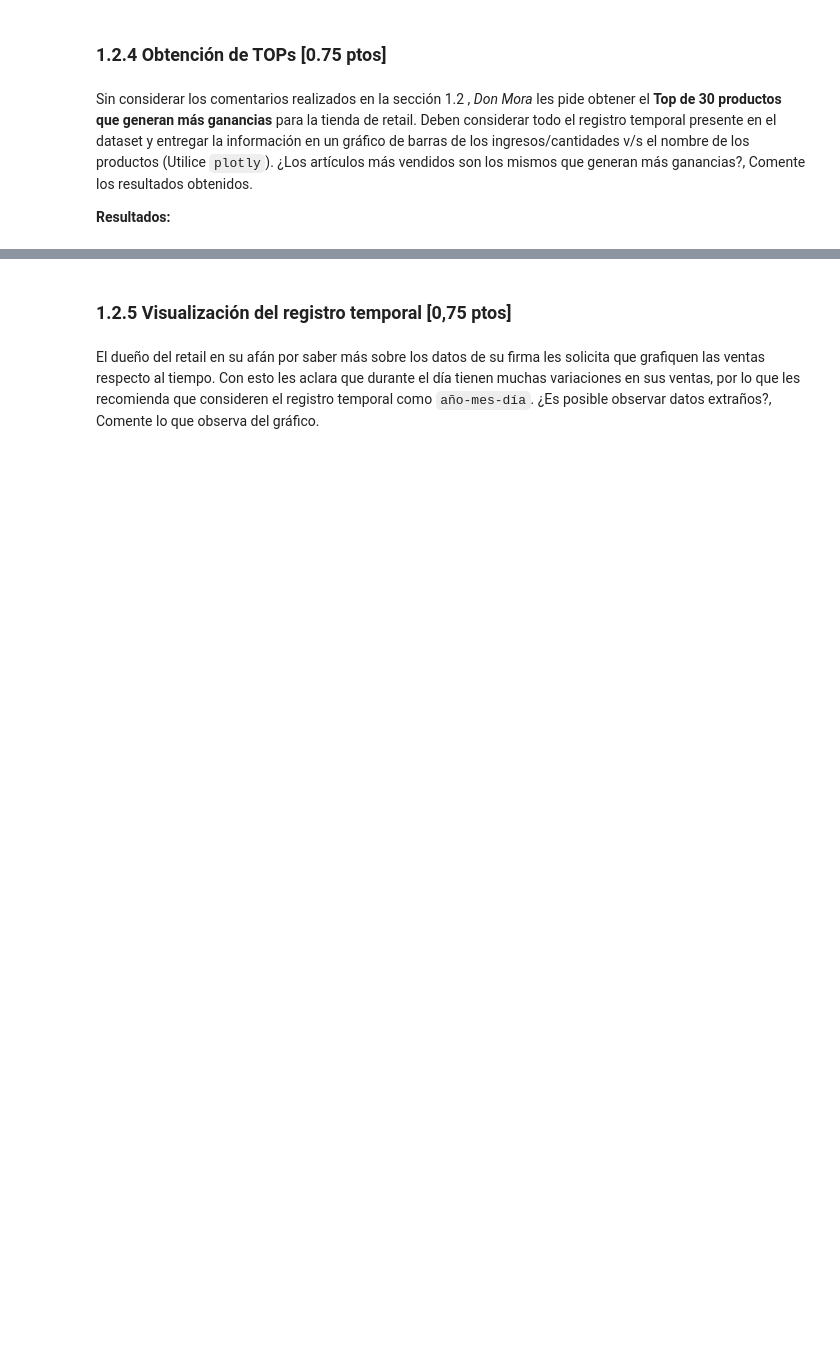
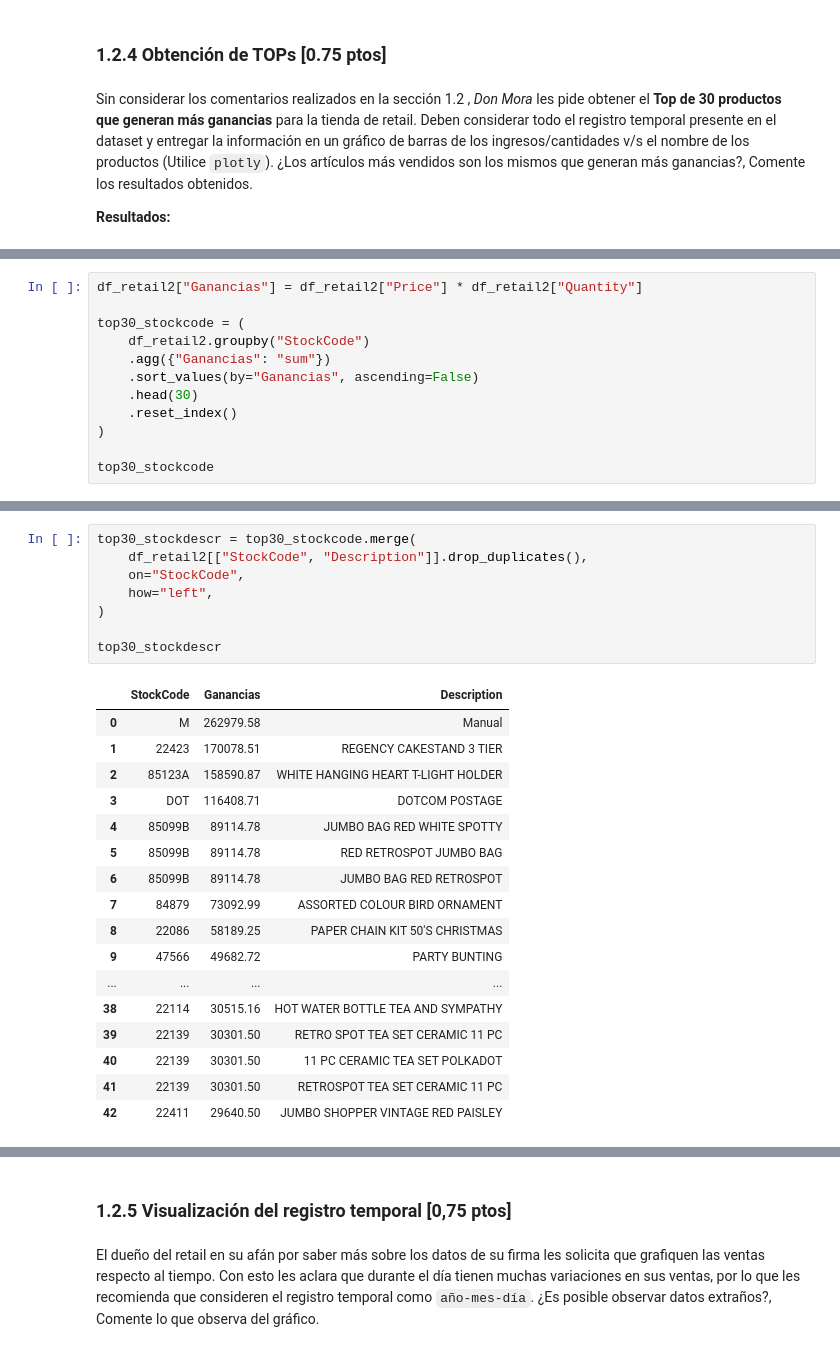
Before and after one commit to mgzotero/MDS7202, a Jupyter notebook: Labs/Lab 6/lab6.ipynb, the cells around one changed output, grey strips where cells are left out. Cells and saved outputs as stored; diff of their text form; blank space fills up the shorter version.

```diff
--- a/Labs/Lab 6/lab6.ipynb
+++ b/Labs/Lab 6/lab6.ipynb
@@ -335,0 +398,12 @@ Sin considerar los comentarios realizados en la sección 1.2 , *Don Mora* les pi
+# %%
+df_retail2["Ganancias"] = df_retail2["Price"] * df_retail2["Quantity"]
+
+top30_stockcode = (
+    df_retail2.groupby("StockCode")
+    .agg({"Ganancias": "sum"})
+    .sort_values(by="Ganancias", ascending=False)
+    .head(30)
+    .reset_index()
+)
+
+top30_stockcode
@@ -335,0 +428,26 @@ Sin considerar los comentarios realizados en la sección 1.2 , *Don Mora* les pi
+# %%
+top30_stockdescr = top30_stockcode.merge(
+    df_retail2[["StockCode", "Description"]].drop_duplicates(),
+    on="StockCode",
+    how="left",
+)
+
+top30_stockdescr
+# %% [output]
+|  | StockCode | Ganancias | Description |
+| 0 | M | 262979.58 | Manual |
+| 1 | 22423 | 170078.51 | REGENCY CAKESTAND 3 TIER |
+| 2 | 85123A | 158590.87 | WHITE HANGING HEART T-LIGHT HOLDER |
+| 3 | DOT | 116408.71 | DOTCOM POSTAGE |
+| 4 | 85099B | 89114.78 | JUMBO BAG RED WHITE SPOTTY |
+| 5 | 85099B | 89114.78 | RED RETROSPOT JUMBO BAG |
+| 6 | 85099B | 89114.78 | JUMBO BAG RED RETROSPOT |
+| 7 | 84879 | 73092.99 | ASSORTED COLOUR BIRD ORNAMENT |
+| 8 | 22086 | 58189.25 | PAPER CHAIN KIT 50'S CHRISTMAS |
+| 9 | 47566 | 49682.72 | PARTY BUNTING |
+| ... | ... | ... | ... |
+| 38 | 22114 | 30515.16 | HOT WATER BOTTLE TEA AND SYMPATHY |
+| 39 | 22139 | 30301.50 | RETRO SPOT TEA SET CERAMIC 11 PC |
+| 40 | 22139 | 30301.50 | 11 PC CERAMIC TEA SET POLKADOT |
+| 41 | 22139 | 30301.50 | RETROSPOT TEA SET CERAMIC 11 PC |
+| 42 | 22411 | 29640.50 | JUMBO SHOPPER VINTAGE RED PAISLEY |
```
Also changed, not shown: parts of 25 cells of this notebook.
